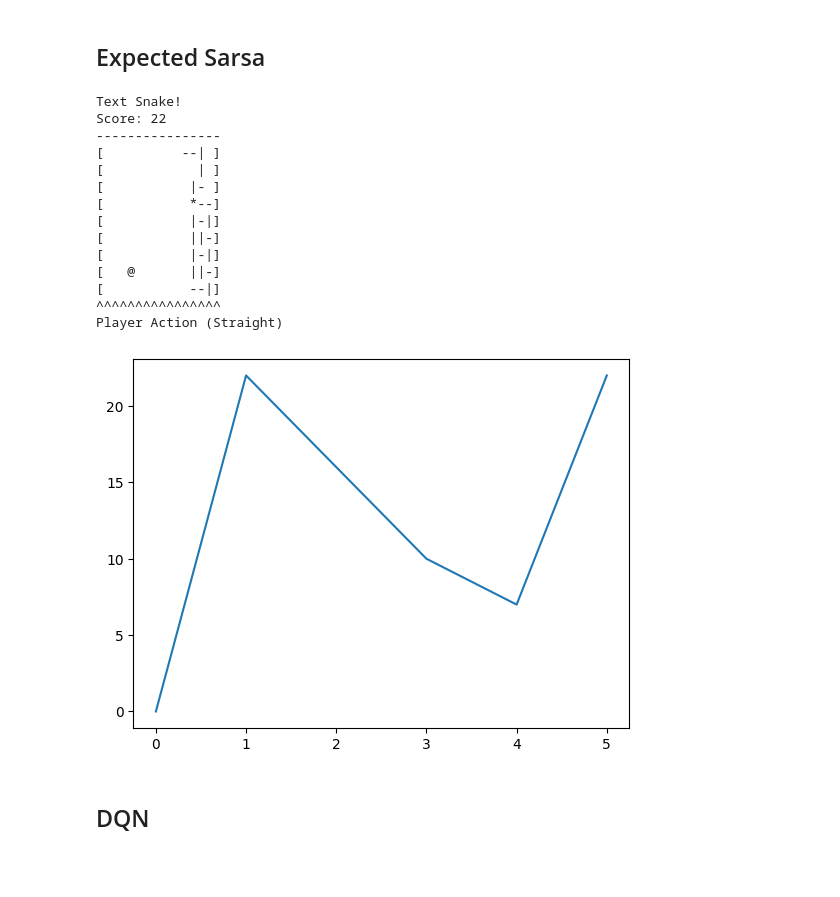
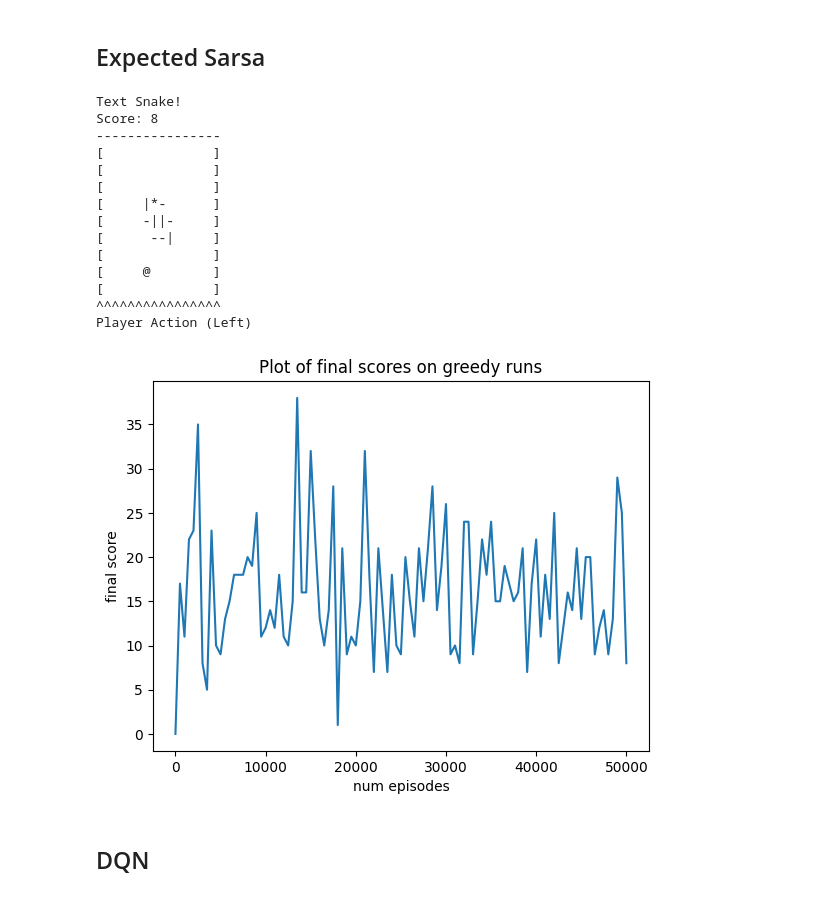
Before and after one commit to axeld5/rl_project, a Jupyter notebook: snake_game.ipynb, the cells around one changed output. Saved outputs shown, nothing was run; the diff lists cells and outputs as text; code cells hidden in the pictures; blank space fills up the shorter version.

Commit message:
finished plotting

```diff
--- a/snake_game.ipynb
+++ b/snake_game.ipynb
@@ -12,8 +12,10 @@ import matplotlib.pyplot as plt
 from text_snake_simple import TextSnakeEnvSimple
 
 env = TextSnakeEnvSimple(screen_size=(15, 10), colab=True)
-num_runs = 5
-x_list = range(num_runs+1)
+num_runs = 100
+x_list = list(range(num_runs+1))
+for i, elem in enumerate(x_list):
+    x_list[i] = elem*500
 # %% [markdown]
 # Running the Algorithms
 # %% [markdown]
@@ -21,43 +23,46 @@ x_list = range(num_runs+1)
 # %%
 from exp_sarsa_functions.exp_sarsa_utils import create_state_dict, run_episode
 from exp_sarsa_functions.exp_sarsa_ag import ExpectedSarsaAgent
 
 state_dict = create_state_dict(n_bools=11)
 agent_info = {"num_actions": 3, "num_states": len(state_dict), "EPS_START": 0.9, "EPS_END": 0.05,
             "EPS_DECAY": 5000, "step_size": 0.8, "discount": 0.99, "seed": 0}
 esarsa_agent = ExpectedSarsaAgent()
 esarsa_agent.agent_init(agent_info)
 esarsa_score_list = [0]
 num_episodes = 500
 for run in tqdm.tqdm(range(num_runs)):
     steps_done = 0
     for episode in tqdm.tqdm(range(num_episodes)):
         if episode+1 == num_episodes and run+1 == num_runs:
             steps_done, converged, score = run_episode(env, esarsa_agent, episode, state_dict, steps_done, False, True)
             esarsa_score_list.append(score)
         elif (episode+1)%500 == 0:
             steps_done, converged, score = run_episode(env, esarsa_agent, episode, state_dict, steps_done, False, False)
             esarsa_score_list.append(score)
         else:
             steps_done, converged, _ = run_episode(env, esarsa_agent, episode, state_dict, steps_done, True, False)
 plt.plot(x_list, esarsa_score_list)
+plt.title("Plot of final scores on greedy runs")
+plt.xlabel("num episodes")
+plt.ylabel("final score")
 plt.show()
 # %% [output]
 Text Snake!
-Score: 22
+Score: 8
 ----------------
-[          --| ]
-[            | ]
-[           |- ]
-[           *--]
-[           |-|]
-[           ||-]
-[           |-|]
-[   @       ||-]
-[           --|]
+[              ]
+[              ]
+[              ]
+[     |*-      ]
+[     -||-     ]
+[      --|     ]
+[              ]
+[     @        ]
+[              ]
 ^^^^^^^^^^^^^^^^
-Player Action (Straight)
+Player Action (Left)
-[figure, old version]
+[figure, new version]
 # %% [markdown]
 ## DQN
 # %%
```
Also changed, not shown: parts of 5 cells of this notebook, 1 other file.
